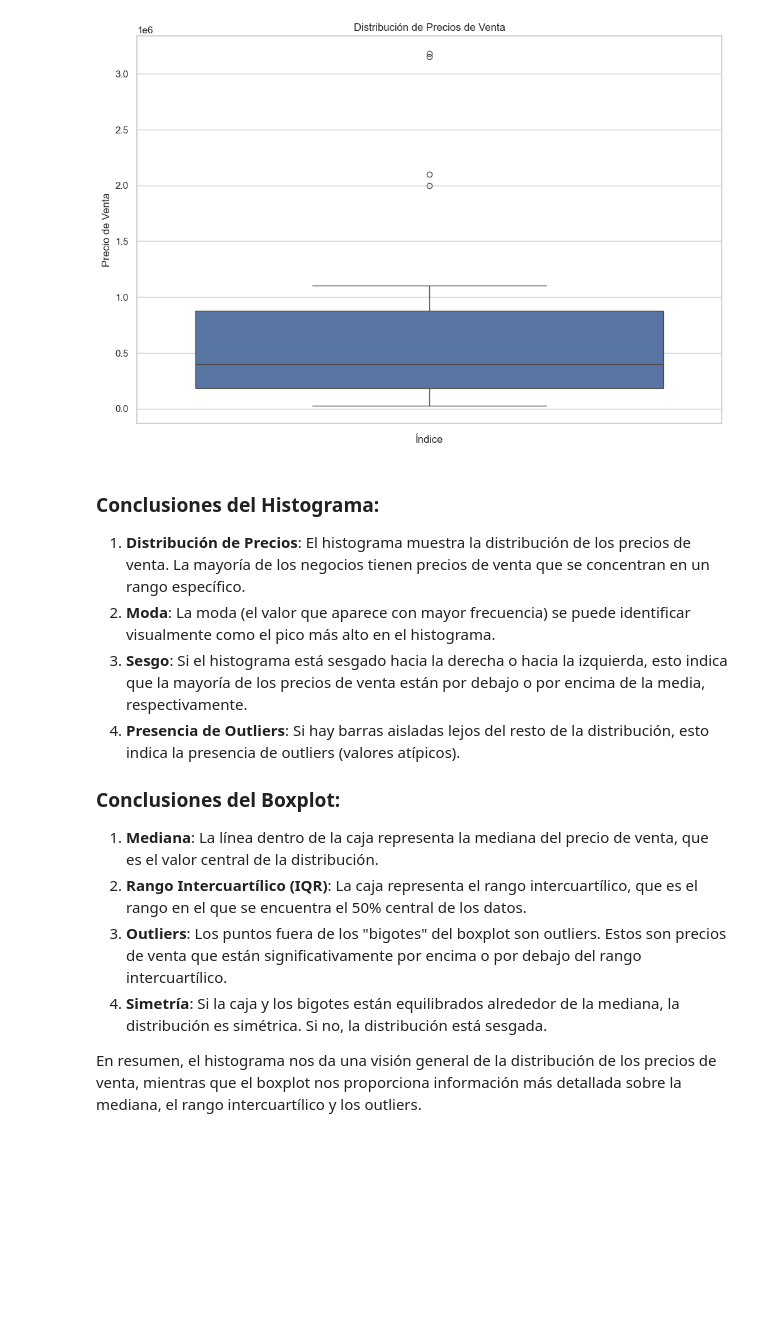
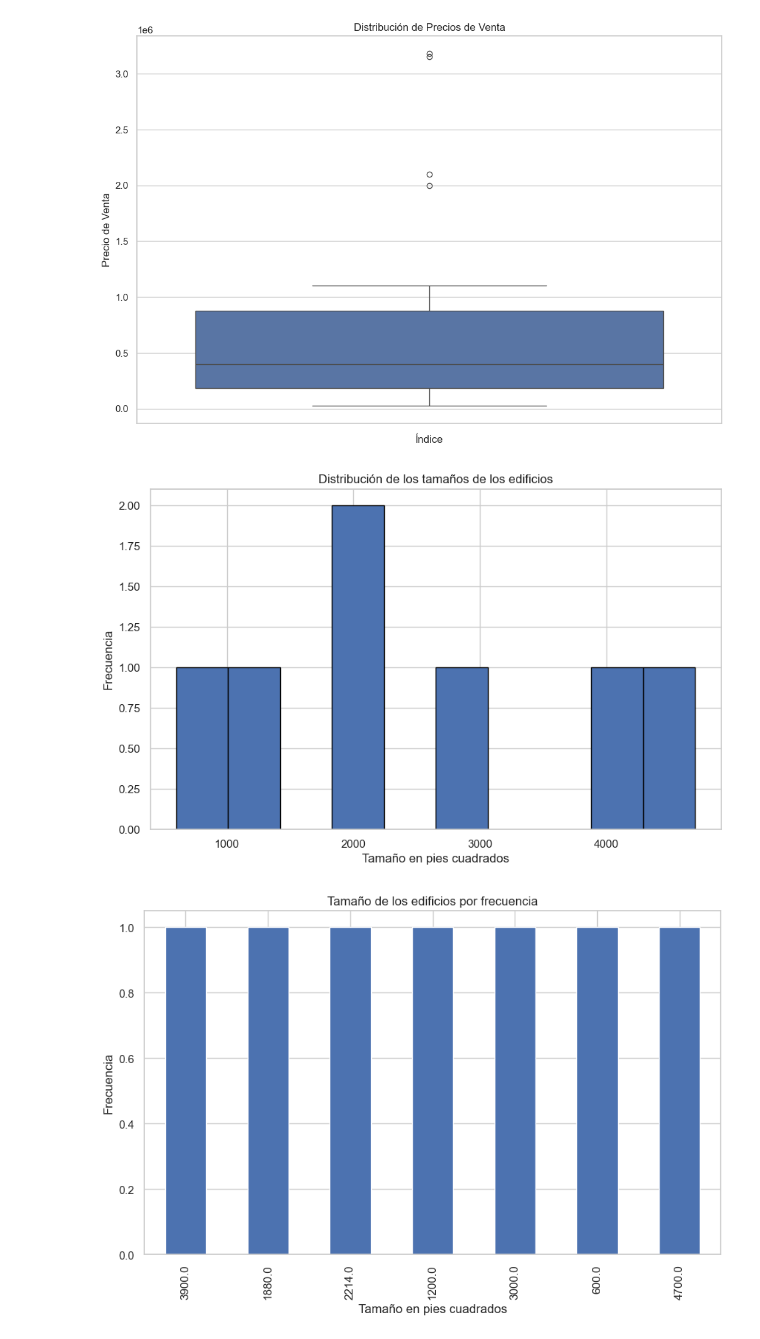
Before and after one commit to victoriariso/Henry_DS_ProyectoFinal, a Jupyter notebook: EDA/EDA_Api_LoopNet.ipynb, the cells around one changed output. Drawn from its saved outputs; the diff is of its cells as text; code cells hidden in the pictures; blank space fills up the shorter version.

```diff
--- a/EDA/EDA_Api_LoopNet.ipynb
+++ b/EDA/EDA_Api_LoopNet.ipynb
@@ -160,17 +160,30 @@ plt.show()
 # %% [output]
 [figure]
 [figure]
-# %% [markdown]
-### Conclusiones del Histograma:
-1. **Distribución de Precios**: El histograma muestra la distribución de los precios de venta. La mayoría de los negocios tienen precios de venta que se concentran en un rango específico.
-2. **Moda**: La moda (el valor que aparece con mayor frecuencia) se puede identificar visualmente como el pico más alto en el histograma.
-3. **Sesgo**: Si el histograma está sesgado hacia la derecha o hacia la izquierda, esto indica que la mayoría de los precios de venta están por debajo o por encima de la media, respectivamente.
-4. **Presencia de Outliers**: Si hay barras aisladas lejos del resto de la distribución, esto indica la presencia de outliers (valores atípicos).
-
-### Conclusiones del Boxplot:
-1. **Mediana**: La línea dentro de la caja representa la mediana del precio de venta, que es el valor central de la distribución.
-2. **Rango Intercuartílico (IQR)**: La caja representa el rango intercuartílico, que es el rango en el que se encuentra el 50% central de los datos.
-3. **Outliers**: Los puntos fuera de los "bigotes" del boxplot son outliers. Estos son precios de venta que están significativamente por encima o por debajo del rango intercuartílico.
-4. **Simetría**: Si la caja y los bigotes están equilibrados alrededor de la mediana, la distribución es simétrica. Si no, la distribución está sesgada.
-
-En resumen, el histograma nos da una visión general de la distribución de los precios de venta, mientras que el boxplot nos proporciona información más detallada sobre la mediana, el rango intercuartílico y los outliers.
+# %%
+# Histograma
+plt.figure(figsize=(10, 6))
+plt.hist(df['buildingSquareFeet'], bins=10, edgecolor='black')
+plt.title('Distribución de los tamaños de los edificios')
+plt.xlabel('Tamaño en pies cuadrados')
+plt.ylabel('Frecuencia')
+plt.show()
+
+# Gráfico de barras
+plt.figure(figsize=(10, 6))
+df['buildingSquareFeet'].value_counts().plot(kind='bar')
+plt.title('Tamaño de los edificios por frecuencia')
+plt.xlabel('Tamaño en pies cuadrados')
+plt.ylabel('Frecuencia')
+plt.show()
+
+# Gráfico de dispersión
+plt.figure(figsize=(10, 6))
+plt.scatter(df['buildingSquareFeet'], df['askingPrice'])
+plt.title('Relación entre el tamaño del edificio y el precio')
+plt.xlabel('Tamaño en pies cuadrados')
+plt.ylabel('Precio')
+plt.show()
+# %% [output]
+[figure, added]
+[figure, added]
```
Also changed, not shown: parts of 6 cells of this notebook.
